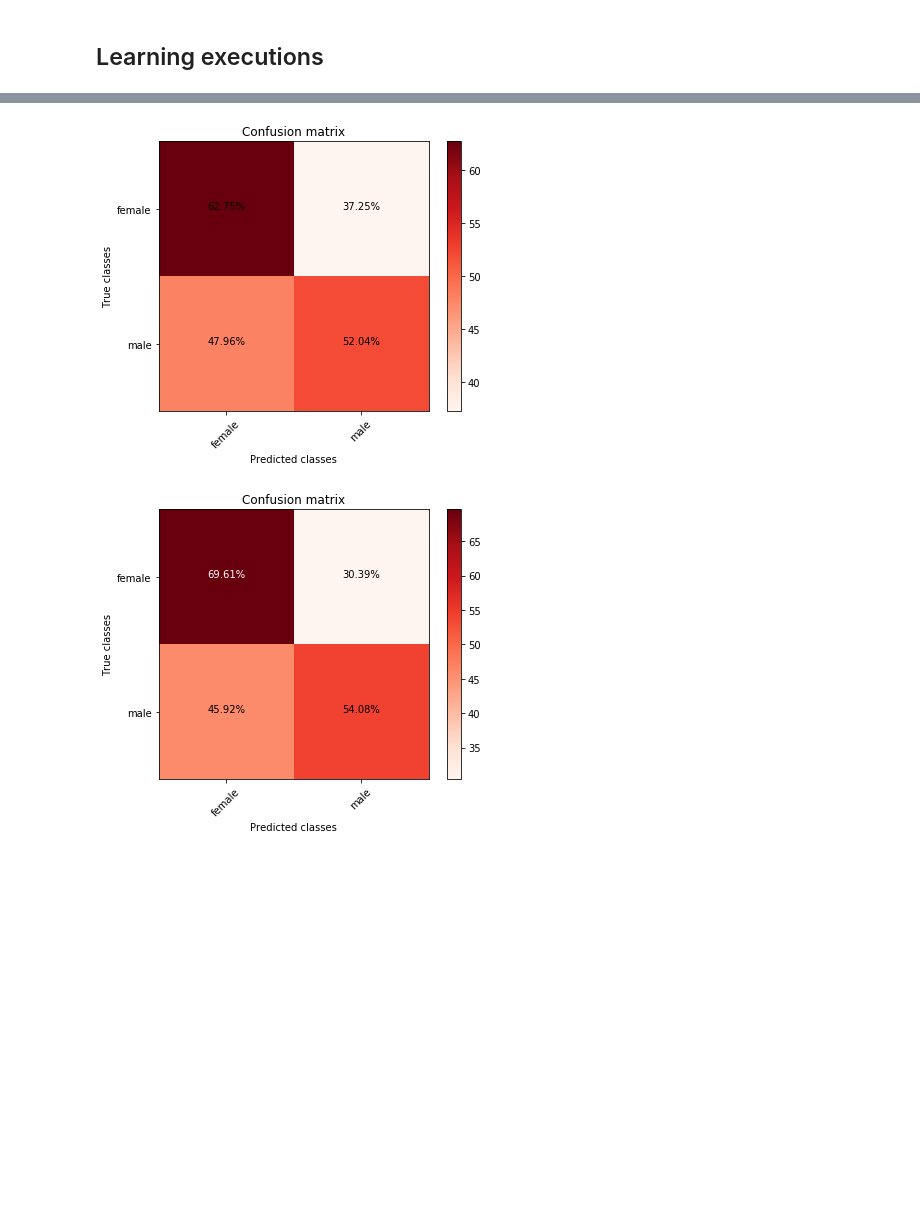
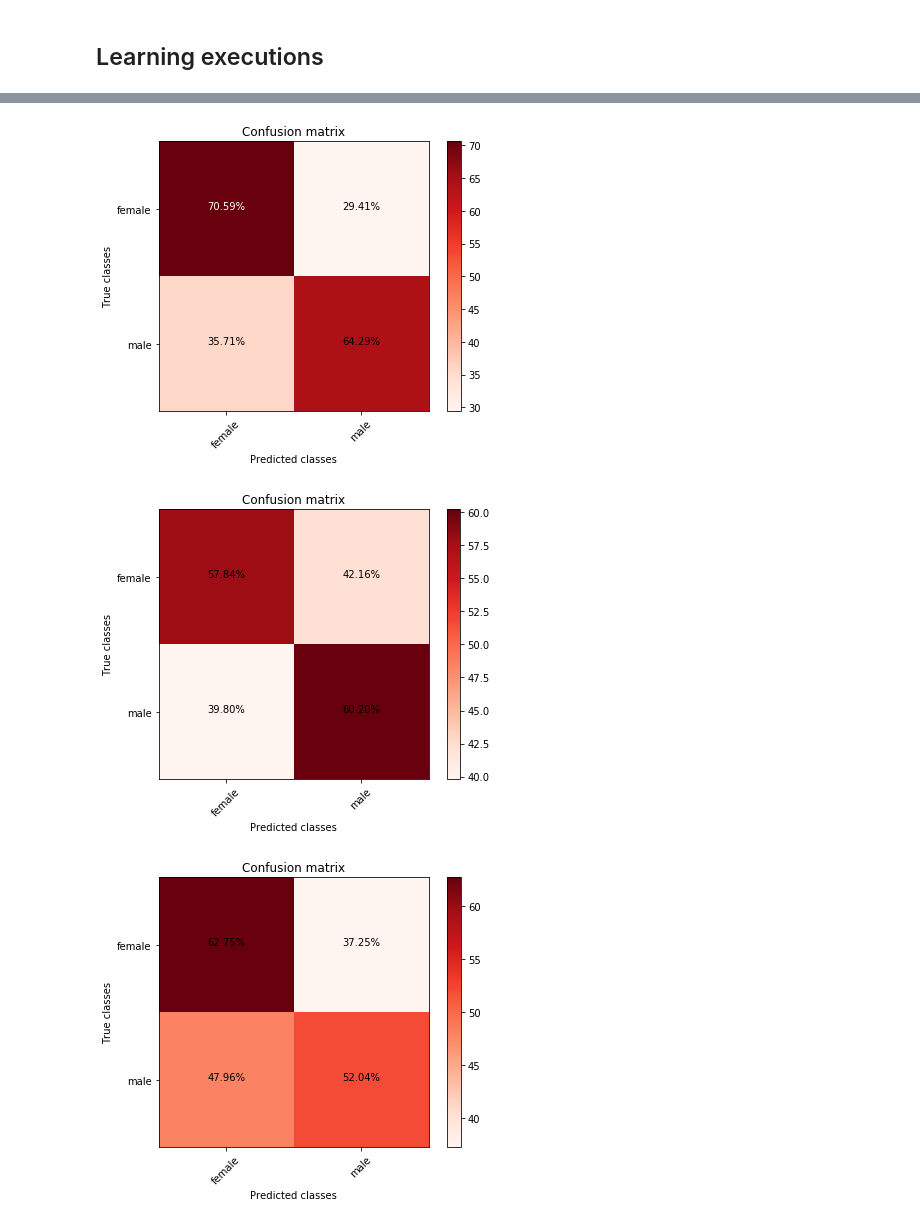
Before and after one commit to airoscar/3ShadesML, a Jupyter notebook: MLClassique/traditional_ML.ipynb, the cells around one changed output, grey strips where cells are left out. Drawn from its saved outputs; the diff is of its cells as text; code cells hidden in the pictures; blank space fills up the shorter version.

```diff
--- a/MLClassique/traditional_ML.ipynb
+++ b/MLClassique/traditional_ML.ipynb
@@ -189,14 +191,14 @@ randForest=ensemble.RandomForestClassifier(n_estimators=10, criterion="gini", ma
                        min_impurity_decrease=0.0, min_impurity_split=None, bootstrap=True, oob_score=False,
                        n_jobs=None, random_state=2, verbose=0, warm_start=False, class_weight=None)
 # %%
-# myModels = [lda,suppVM,logit,knn,gnb,randForest]
+myModels = [lda,suppVM,logit,knn,gnb,randForest]
 # myModels = [suppVM]
-myModels = [lda,logit,gnb,randForest]
+# myModels = [lda,logit,gnb,randForest]
 # %%
 finalData=imgData.sample(frac=0.25, random_state=5)
 # %%
 tModels=[]
-for myModel in myModels:
+for myModel in tqdm_notebook(myModels):
     (tModel, acc, p, cm)=trainAndTest(finalData, my_features_Column_labels, my_target_Column_label, model=myModel,
                                        train_size=0.9, random_state=2,shuffle=True, return_all=False, normalize_cm=True)
     tModels.append(tModel)
@@ -227,2 +230,3 @@ GaussianNB(priors=None, var_smoothing=1e-09)
-[figure, old version]
+[figure, new version]
-[figure, old version]
+[figure, new version]
+[figure, added]
```
Also changed, not shown: parts of 2 cells of this notebook, 1 other file.
